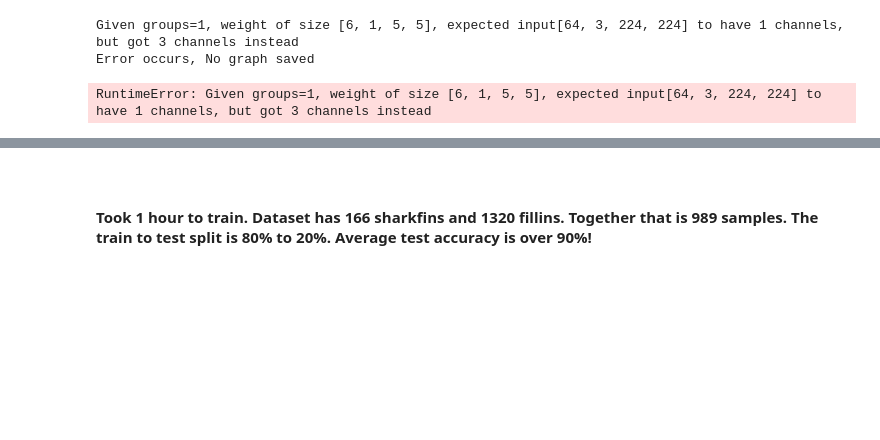
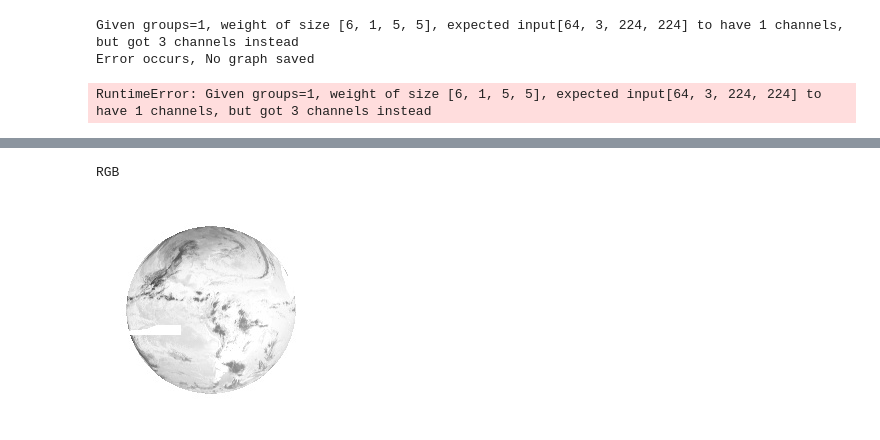
Before and after one commit to adomakor412/NERTO_CIMSS_GOES-R, a Jupyter notebook: AUC_model.ipynb, the cells around one changed output, grey strips where cells are left out. Cells and saved outputs as stored; diff of their text form; code cells hidden in the pictures; blank space fills up the shorter version.

```diff
--- a/AUC_model.ipynb
+++ b/AUC_model.ipynb
@@ -442,7 +448,14 @@ def plot_classes_preds(net, images, labels):
 # # plot all the pr curves
 # for i in range(len(classes)):
 #     add_pr_curve_tensorboard(i, test_probs, test_preds)
-# %% [markdown]
-<!-- ![](https://pytorch.org/tutorials/_static/img/tensorboard_pr_curves.png) -->
-# %% [markdown]
-#### Took 1 hour to train. Dataset has 166 sharkfins and 1320 fillins. Together that is 989 samples. The train to test split is 80% to 20%. Average test accuracy is over 90%!
+# %%
+from PIL import Image
+file = 'IMAGE_PRESENTATION/OR_ABI-L1b-RadF-M6C07_G16_s20193621310223_e20193621319542_c20193621320000_UTC_224x224_BW.jpg'
+img = Image.open(file)
+print(img.mode)
+# %% [output]
+RGB
+# %%
+img
+# %% [output]
+[figure, added]
```
Also changed, not shown: parts of 6 cells of this notebook, 17 other files.
